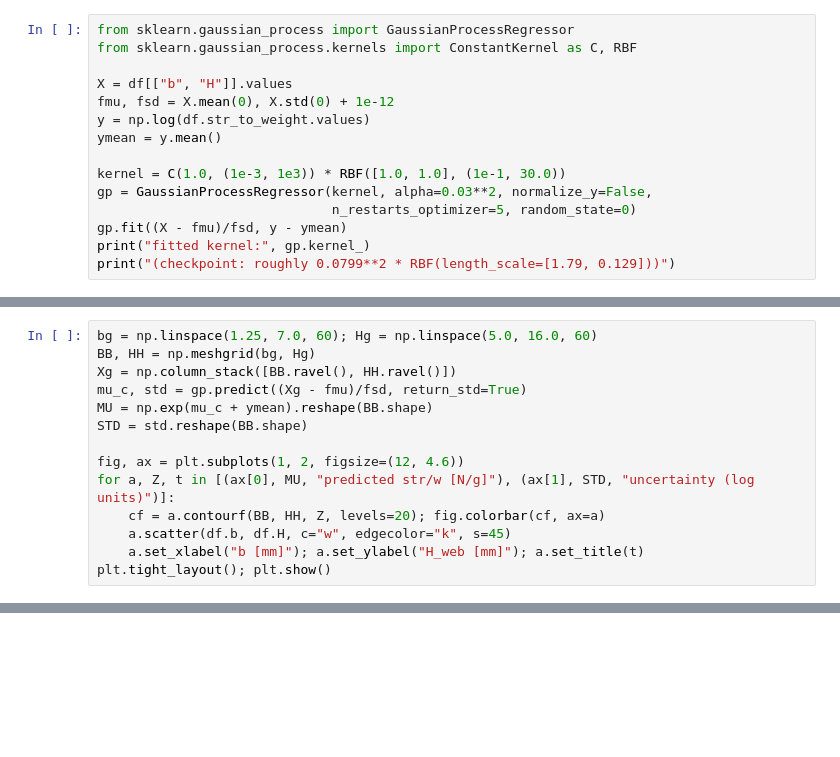
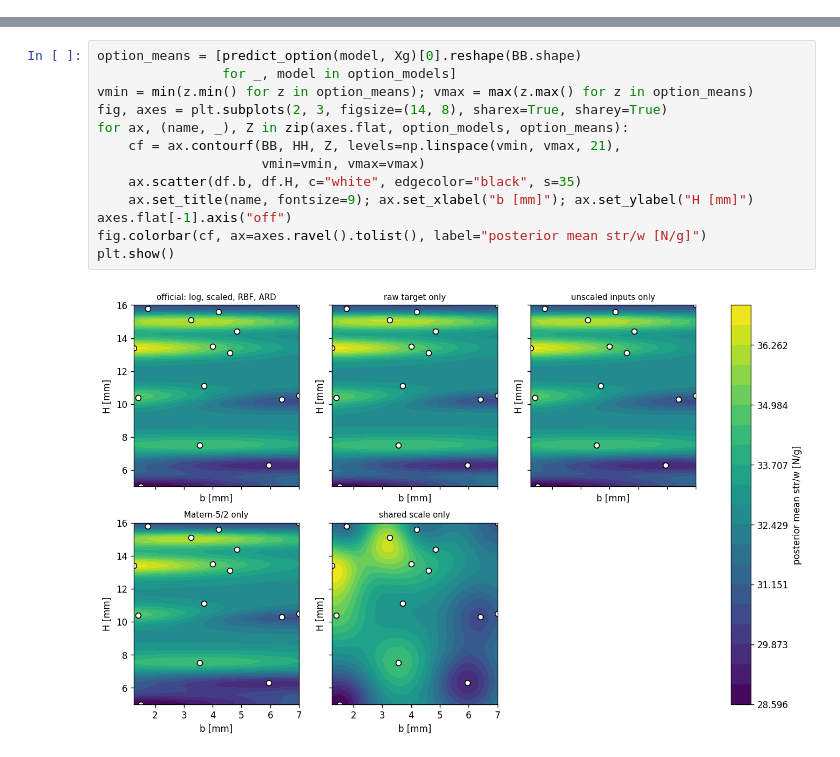
Before and after one commit to andrewvoss8-boop/core-me-data-science-activities-public, a Jupyter notebook: me323/Module1_drafts/ME323_Module1_Prelab2_ML_KEY.ipynb, the cells around one changed output, grey strips where cells are left out. Drawn from its saved outputs; the diff is of its cells as text; blank space fills up the shorter version.

```diff
--- a/me323/Module1_drafts/ME323_Module1_Prelab2_ML_KEY.ipynb
+++ b/me323/Module1_drafts/ME323_Module1_Prelab2_ML_KEY.ipynb
@@ -66,15 +0,0 @@ same for everyone.
-# %%
-from sklearn.gaussian_process import GaussianProcessRegressor
-from sklearn.gaussian_process.kernels import ConstantKernel as C, RBF
-
-X = df[["b", "H"]].values
-fmu, fsd = X.mean(0), X.std(0) + 1e-12
-y = np.log(df.str_to_weight.values)
-ymean = y.mean()
-
-kernel = C(1.0, (1e-3, 1e3)) * RBF([1.0, 1.0], (1e-1, 30.0))
-gp = GaussianProcessRegressor(kernel, alpha=0.03**2, normalize_y=False,
-                              n_restarts_optimizer=5, random_state=0)
-gp.fit((X - fmu)/fsd, y - ymean)
-print("fitted kernel:", gp.kernel_)
-print("(checkpoint: roughly 0.0799**2 * RBF(length_scale=[1.79, 0.129]))")
@@ -89,14 +0,0 @@ there is no data — look at where your 15 beams are NOT.
-# %%
-bg = np.linspace(1.25, 7.0, 60); Hg = np.linspace(5.0, 16.0, 60)
-BB, HH = np.meshgrid(bg, Hg)
-Xg = np.column_stack([BB.ravel(), HH.ravel()])
-mu_c, std = gp.predict((Xg - fmu)/fsd, return_std=True)
-MU = np.exp(mu_c + ymean).reshape(BB.shape)
-STD = std.reshape(BB.shape)
-
-fig, ax = plt.subplots(1, 2, figsize=(12, 4.6))
-for a, Z, t in [(ax[0], MU, "predicted str/w [N/g]"), (ax[1], STD, "uncertainty (log units)")]:
-    cf = a.contourf(BB, HH, Z, levels=20); fig.colorbar(cf, ax=a)
-    a.scatter(df.b, df.H, c="w", edgecolor="k", s=45)
-    a.set_xlabel("b [mm]"); a.set_ylabel("H_web [mm]"); a.set_title(t)
-plt.tight_layout(); plt.show()
@@ -199,0 +150,15 @@ Staff print and test it; the result is revealed in Submission 1.
+# %%
+option_means = [predict_option(model, Xg)[0].reshape(BB.shape)
+                for _, model in option_models]
+vmin = min(z.min() for z in option_means); vmax = max(z.max() for z in option_means)
+fig, axes = plt.subplots(2, 3, figsize=(14, 8), sharex=True, sharey=True)
+for ax, (name, _), Z in zip(axes.flat, option_models, option_means):
+    cf = ax.contourf(BB, HH, Z, levels=np.linspace(vmin, vmax, 21),
+                     vmin=vmin, vmax=vmax)
+    ax.scatter(df.b, df.H, c="white", edgecolor="black", s=35)
+    ax.set_title(name, fontsize=9); ax.set_xlabel("b [mm]"); ax.set_ylabel("H [mm]")
+axes.flat[-1].axis("off")
+fig.colorbar(cf, ax=axes.ravel().tolist(), label="posterior mean str/w [N/g]")
+plt.show()
+# %% [output]
+[figure, added]
```
Also changed, not shown: parts of 35 cells of this notebook, 11 other files.
